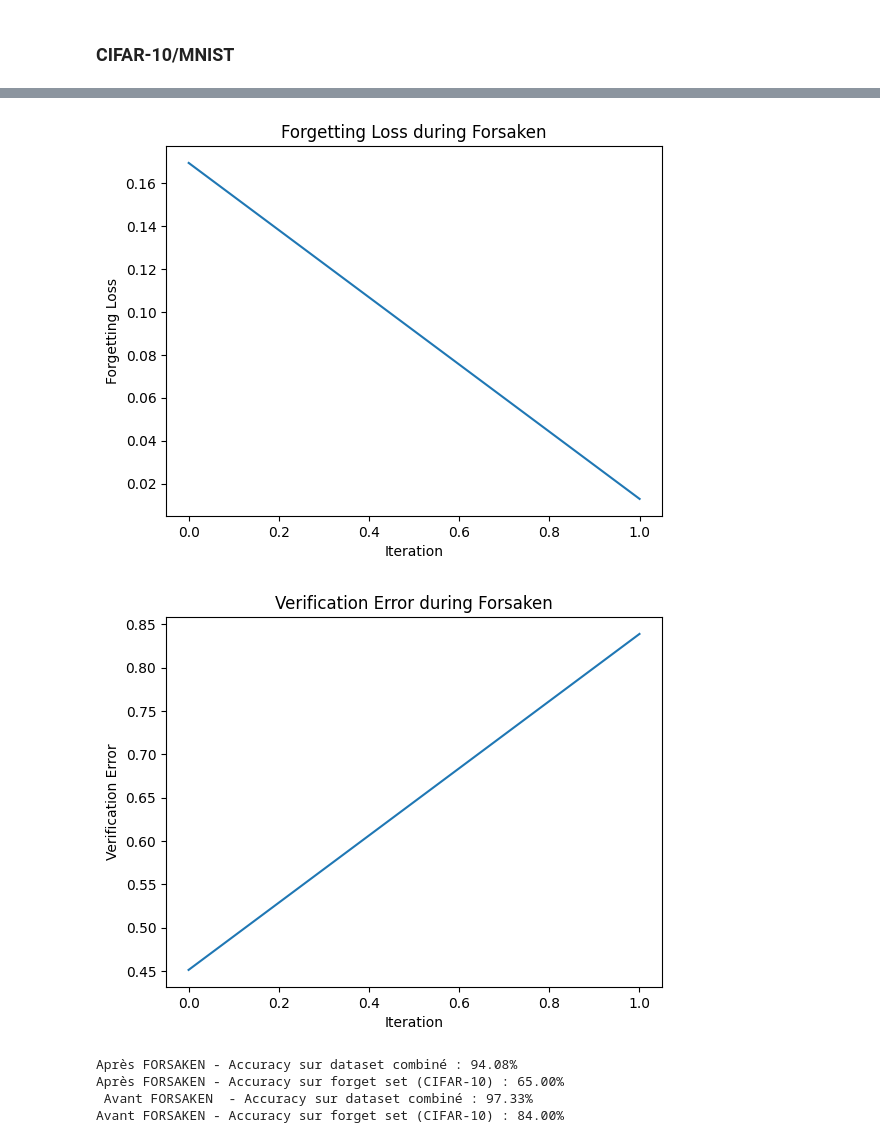
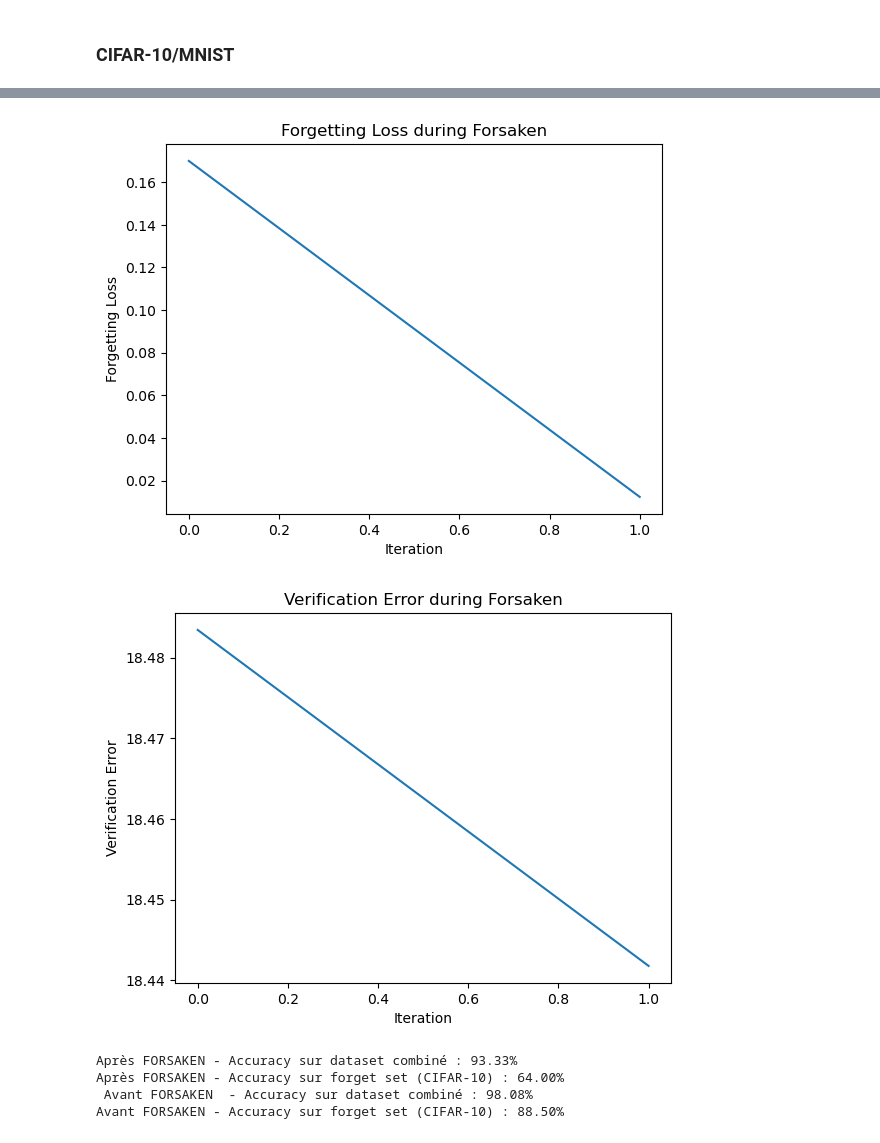
Before and after one commit to DepInfoAliciaSHAO/forsaken, a Jupyter notebook: forsaken.ipynb, the cells around one changed output, grey strips where cells are left out. Cells and saved outputs as stored; diff of their text form; code cells hidden in the pictures.

Commit message:
fix verification error for label poisoning & OOD poisoning

```diff
--- a/forsaken.ipynb
+++ b/forsaken.ipynb
@@ -1913,0 +1942,9 @@ Avant FORSAKEN - Accuracy sur forget set (CIFAR‑10) : 84.00%
+# %%
+# 1. Définir un nouveau modèle
+model_retrained = FullyConnectedNN()
+
+# 2. Utiliser uniquement les données MNIST (retain set)
+retain_loader = DataLoader(mnist_subset, batch_size=64, shuffle=True)
+
+# 4. Entraîner
+model_retrained, _ = train_model_with_unlearning_error(model_retrained, retain_loader, lr=0.01, epochs=200)
@@ -1930,7 +1985,8 @@ model_forsaken = forsaken_CIFAR(
         D_f=images_forget,  # Batch du forget set
         eta_mu=eta_mu,
         xi=xi,
-        optimizer=optimizer_choice
+        optimizer=optimizer_choice,
+        retrained_model= model_retrained,
     )
 
     # Évaluation du modèle après FORSAKEN
@@ -1948,7 +2004,7 @@ Iteration 2, Loss: 0.0129, Verification Error: 0.8389
 Fin de la procédure Forsaken.
-[figure, old version]
+[figure, new version]
-[figure, old version]
+[figure, new version]
-Après FORSAKEN - Accuracy sur dataset combiné : 94.08%
-Après FORSAKEN - Accuracy sur forget set (CIFAR‑10) : 65.00%
- Avant FORSAKEN  - Accuracy sur dataset combiné : 97.33%
-Avant FORSAKEN - Accuracy sur forget set (CIFAR‑10) : 84.00%
+Après FORSAKEN - Accuracy sur dataset combiné : 93.33%
+Après FORSAKEN - Accuracy sur forget set (CIFAR‑10) : 64.00%
+ Avant FORSAKEN  - Accuracy sur dataset combiné : 98.08%
+Avant FORSAKEN - Accuracy sur forget set (CIFAR‑10) : 88.50%
```
Also changed, not shown: parts of 33 cells of this notebook.
